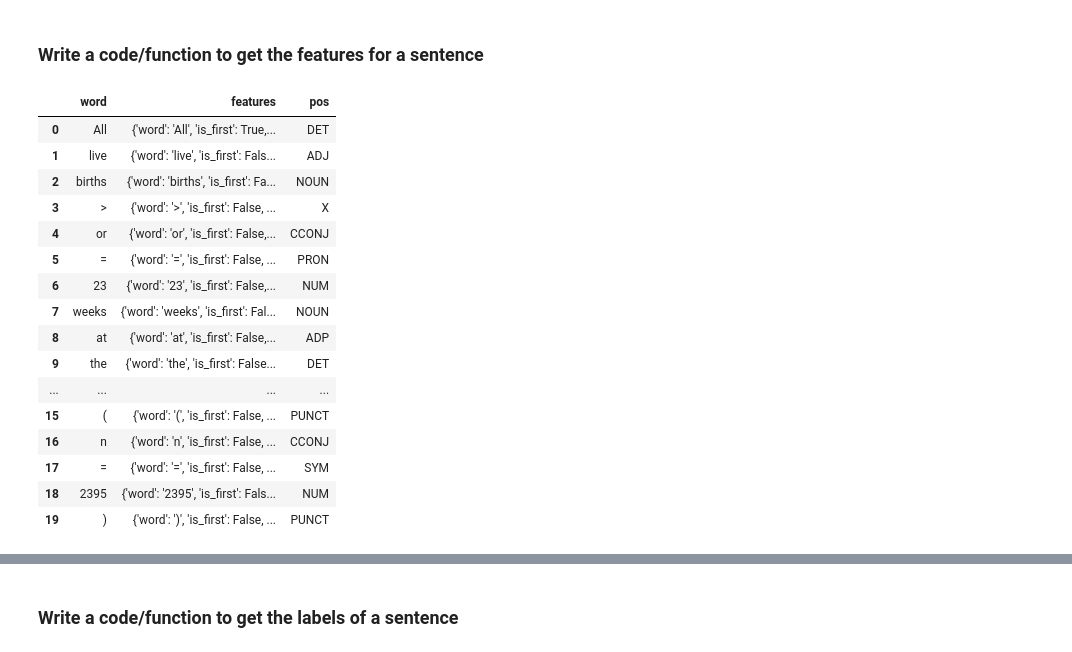
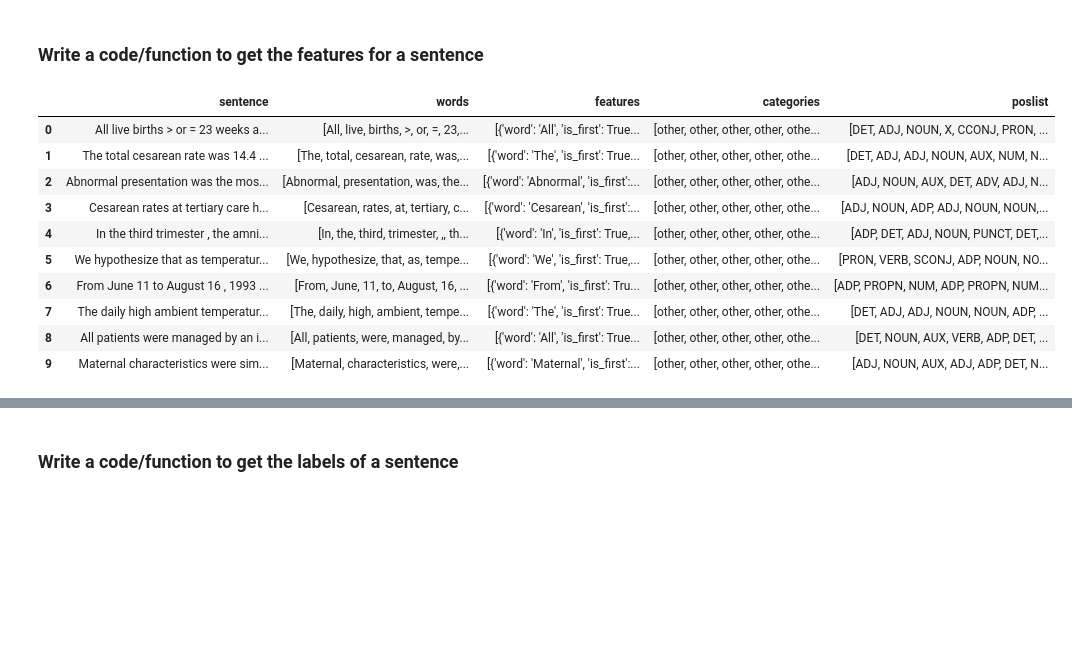
Before and after one commit to ayanmitra2021/NLP_Assignment, a Jupyter notebook: Assignment.ipynb, the cells around one changed output, grey strips where cells are left out. Saved outputs shown, nothing was run; the diff lists cells and outputs as text; code cells hidden in the pictures; blank space fills up the shorter version.

```diff
--- a/Assignment.ipynb
+++ b/Assignment.ipynb
@@ -328,28 +334,26 @@ df
 # %%
 # Write a code to get features for a sentence.
 
-#loop through each sentence and labels
-master_train_df = pd.DataFrame(columns=['word', 'features', 'pos'])
-for index, row in train_df.iterrows():
-  temp_df = extract_words_from_sentence(row['sentence'], row['labels'])
-  master_train_df = pd.concat([master_train_df, temp_df], ignore_index=True)
+def get_features(df):
+  #loop through each sentence and labels
+  master_train_df = pd.DataFrame(columns=['sentence','words', 'features', 'categories', 'poslist'])
+  for index, row in df.iterrows():
+    temp_df = extract_words_from_sentence(row['sentence'], row['labels'])
+    master_train_df = pd.concat([master_train_df, temp_df], ignore_index=True)
 
-master_train_df.head(20)
+  return master_train_df
-# %% [output]
-|  | word | features | pos |
-| 0 | All | {'word': 'All', 'is_first': True,... | DET |
-| 1 | live | {'word': 'live', 'is_first': Fals... | ADJ |
-| 2 | births | {'word': 'births', 'is_first': Fa... | NOUN |
-| 3 | > | {'word': '>', 'is_first': False, ... | X |
-| 4 | or | {'word': 'or', 'is_first': False,... | CCONJ |
-| 5 | = | {'word': '=', 'is_first': False, ... | PRON |
-| 6 | 23 | {'word': '23', 'is_first': False,... | NUM |
-| 7 | weeks | {'word': 'weeks', 'is_first': Fal... | NOUN |
-| 8 | at | {'word': 'at', 'is_first': False,... | ADP |
-| 9 | the | {'word': 'the', 'is_first': False... | DET |
-| ... | ... | ... | ... |
-| 15 | ( | {'word': '(', 'is_first': False, ... | PUNCT |
-| 16 | n | {'word': 'n', 'is_first': False, ... | CCONJ |
-| 17 | = | {'word': '=', 'is_first': False, ... | SYM |
-| 18 | 2395 | {'word': '2395', 'is_first': Fals... | NUM |
-| 19 | ) | {'word': ')', 'is_first': False, ... | PUNCT |
+# %%
+feature_train_df = get_features(train_df)
+feature_train_df.head(10)
+# %% [output]
+|  | sentence | words | features | categories | poslist |
+| 0 | All live births > or = 23 weeks a... | [All, live, births, >, or, =, 23,... | [{'word': 'All', 'is_first': True... | [other, other, other, other, othe... | [DET, ADJ, NOUN, X, CCONJ, PRON, ... |
+| 1 | The total cesarean rate was 14.4 ... | [The, total, cesarean, rate, was,... | [{'word': 'The', 'is_first': True... | [other, other, other, other, othe... | [DET, ADJ, ADJ, NOUN, AUX, NUM, N... |
+| 2 | Abnormal presentation was the mos... | [Abnormal, presentation, was, the... | [{'word': 'Abnormal', 'is_first':... | [other, other, other, other, othe... | [ADJ, NOUN, AUX, DET, ADV, ADJ, N... |
+| 3 | Cesarean rates at tertiary care h... | [Cesarean, rates, at, tertiary, c... | [{'word': 'Cesarean', 'is_first':... | [other, other, other, other, othe... | [ADJ, NOUN, ADP, ADJ, NOUN, NOUN,... |
+| 4 | In the third trimester , the amni... | [In, the, third, trimester, ,, th... | [{'word': 'In', 'is_first': True,... | [other, other, other, other, othe... | [ADP, DET, ADJ, NOUN, PUNCT, DET,... |
+| 5 | We hypothesize that as temperatur... | [We, hypothesize, that, as, tempe... | [{'word': 'We', 'is_first': True,... | [other, other, other, other, othe... | [PRON, VERB, SCONJ, ADP, NOUN, NO... |
+| 6 | From June 11 to August 16 , 1993 ... | [From, June, 11, to, August, 16, ... | [{'word': 'From', 'is_first': Tru... | [other, other, other, other, othe... | [ADP, PROPN, NUM, ADP, PROPN, NUM... |
+| 7 | The daily high ambient temperatur... | [The, daily, high, ambient, tempe... | [{'word': 'The', 'is_first': True... | [other, other, other, other, othe... | [DET, ADJ, ADJ, NOUN, NOUN, ADP, ... |
+| 8 | All patients were managed by an i... | [All, patients, were, managed, by... | [{'word': 'All', 'is_first': True... | [other, other, other, other, othe... | [DET, NOUN, AUX, VERB, ADP, DET, ... |
+| 9 | Maternal characteristics were sim... | [Maternal, characteristics, were,... | [{'word': 'Maternal', 'is_first':... | [other, other, other, other, othe... | [ADJ, NOUN, AUX, ADJ, ADP, DET, N... |
```
Also changed, not shown: parts of 16 cells of this notebook.
